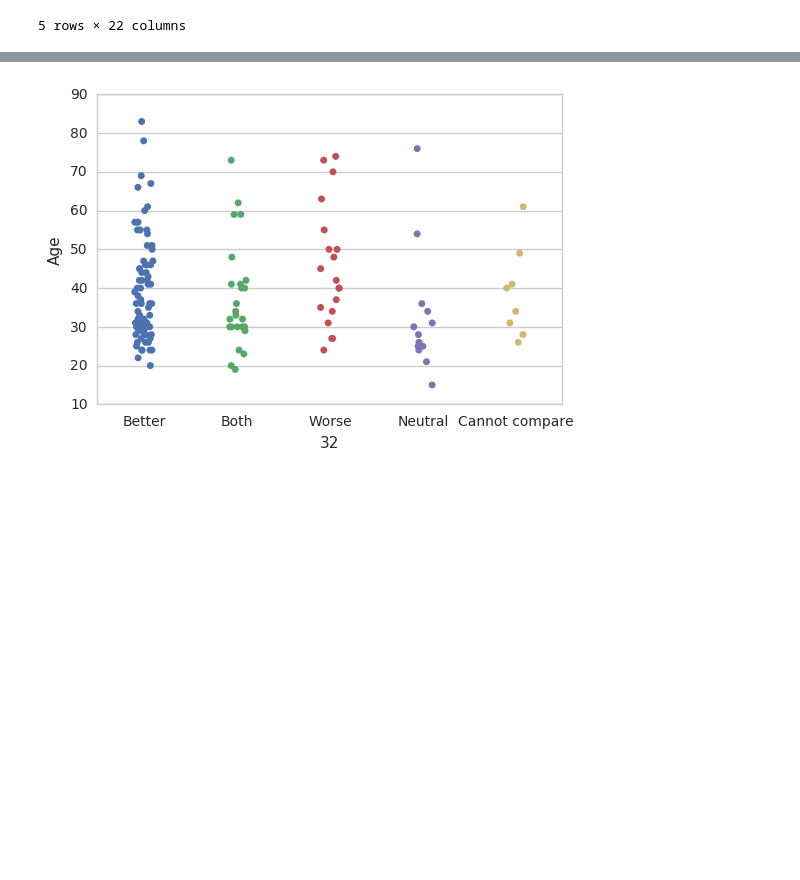
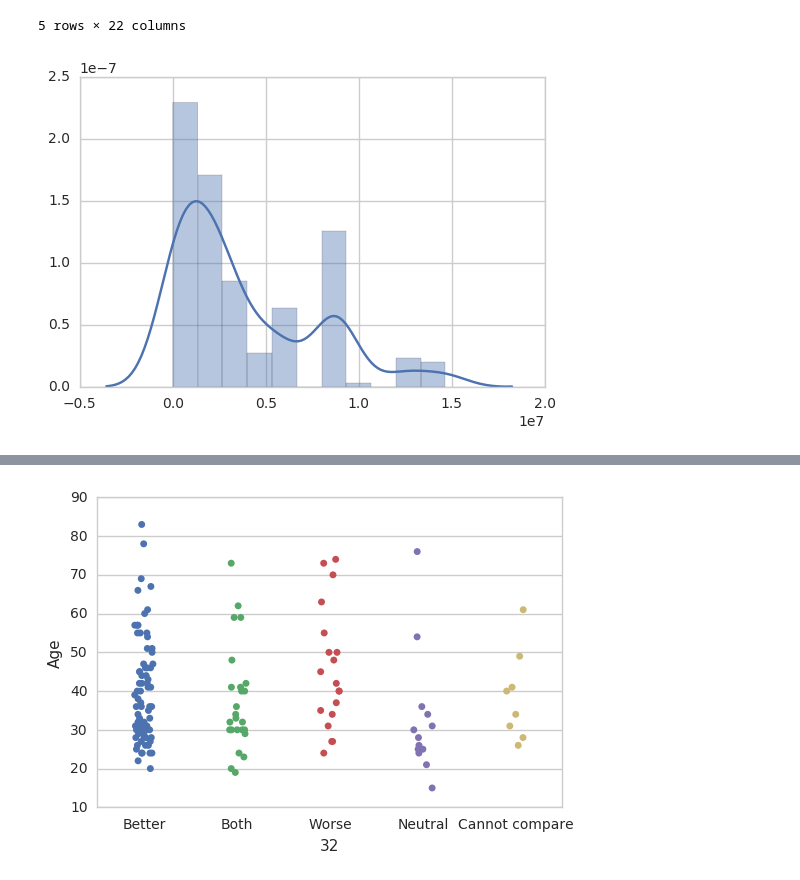
Before and after one commit to emaulandi/20-questions-to-the-world-data, a Jupyter notebook: analysis/20Q_analysis.ipynb, the cells around one changed output, grey strips where cells are left out. Drawn from its saved outputs; the diff is of its cells as text; code cells hidden in the pictures; blank space fills up the shorter version.

Commit message:
add distribution graph for population

```diff
--- a/analysis/20Q_analysis.ipynb
+++ b/analysis/20Q_analysis.ipynb
@@ -20,7 +20,7 @@ def read_csv(filename):
         return list(reader)
 
 #load CSV as list
-people_filename = './data/people.csv'
+people_filename = '../data/people.csv'
 people = read_csv(people_filename)
 
 people[0]
@@ -106,7 +106,7 @@ df_people.head()
 # -------------------------------------------- #
 # Part 1 - City population
 
-cities_filename = "data/citiesList-enriched-16july.csv"
+cities_filename = "../data/citiesList-enriched-16july.csv"
 df_cities = pd.DataFrame( read_csv(cities_filename) )
 #df_cities.head()
 
@@ -149,7 +149,7 @@ print(len(df_people[ (df_people['population'] == 'Not found') | (df_people['popu
 # %%
 # Part 2 - Country data
 
-countries_filename = "data/UNSD-countries.csv"
+countries_filename = "../data/UNSD-countries.csv"
 df_countries = pd.DataFrame( read_csv(countries_filename) )
 df_countries = df_countries[['Country or Area', 'Developed / Developing Countries', 'Region Name', 'Sub-region Name']]
 df_countries.columns = ['Country 1', 'Country Development', 'Continent', 'World Region']
@@ -237,2 +241,23 @@ df_people.head()
 # %%
 df_people[['Gender','Age','AgeCategory']].to_csv('peopleWithCategories.csv')
+# %%
+# -------------------------------------------- #
+# E - STATS & CORRELATIONS
+# -------------------------------------------- #
+
+import numpy as np
+%matplotlib inline
+import matplotlib as mpl
+import matplotlib.pyplot as plt
+import seaborn as sns
+sns.set(style="whitegrid", color_codes=True)
+np.random.seed(sum(map(ord, "categorical")))
+
+df_valid_population = df_people[ (df_people['population'] != 'Not found') & (df_people['population'] != 'City not found') ]
+#df_valid_population.head()
+df_valid_population2 = df_valid_population.apply(lambda x: int(x['population']), axis=1)
+
+# Check the population distribution
+fig = sns.distplot(df_valid_population2.values)
+# %% [output]
+[figure, added]
```
Also changed, not shown: parts of 3 cells of this notebook.
